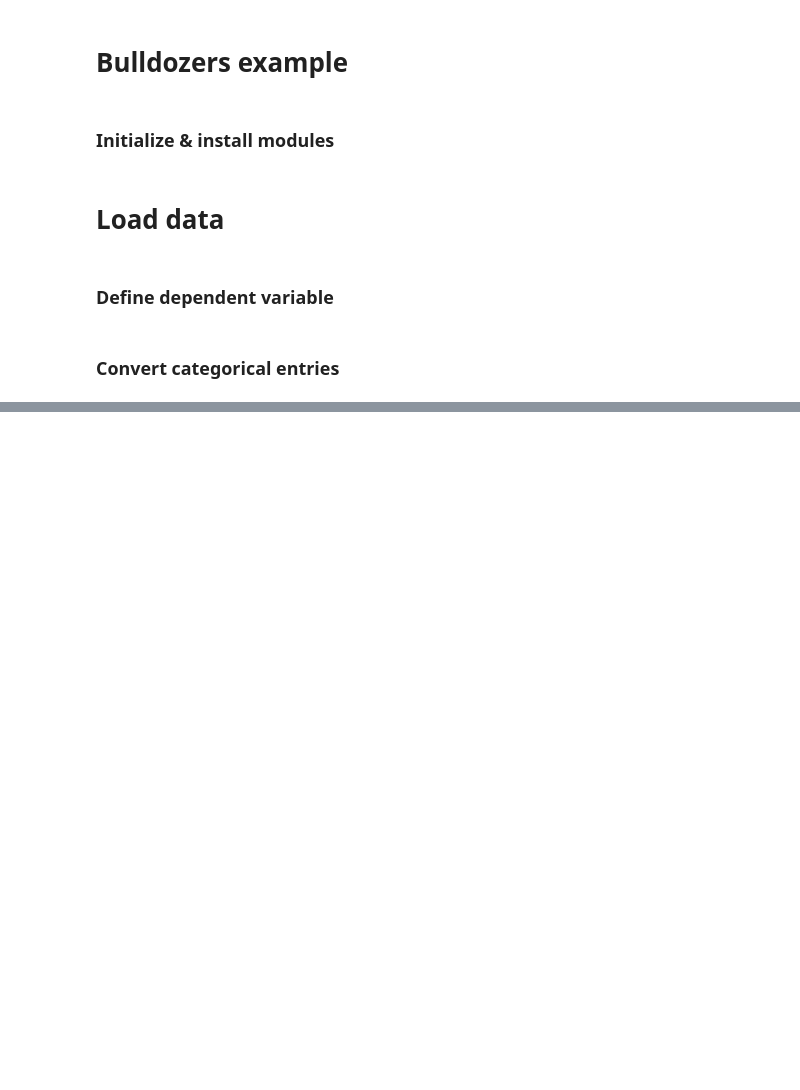
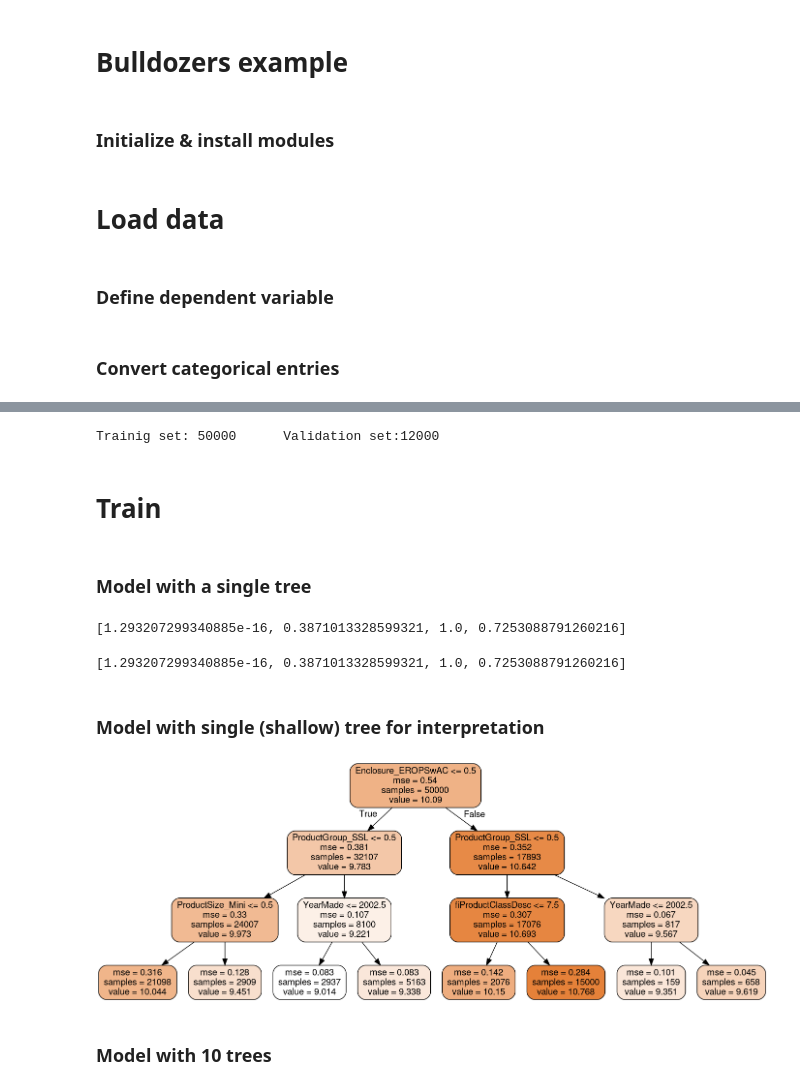
Before and after one commit to pcingola/NeuralNets, a Jupyter notebook: ml/randomForest/Bulldozer.ipynb, the cells around one changed output, grey strips where cells are left out. Cells and saved outputs as stored; diff of their text form; code cells hidden in the pictures; blank space fills up the shorter version.

```diff
--- a/ml/randomForest/Bulldozer.ipynb
+++ b/ml/randomForest/Bulldozer.ipynb
@@ -147,0 +229,2 @@ Length: 151, dtype: object
+# %%
+x, y = df.drop(dep_var, axis=1), df[dep_var]
@@ -147,0 +252,18 @@ Length: 151, dtype: object
+# %%
+# Sub-sample training set for speed
+train_subset = 50_000
+validate_subset = 12_000
+
+tv = train_subset + validate_subset
+x_train = x[-tv:-validate_subset]
+y_train = y[-tv:-validate_subset]
+
+# Validate
+x_val = x[-validate_subset:]
+y_val = y[-validate_subset:]
+
+print(f"Trainig set: {len(x_train)}\tValidation set:{len(x_val)}")
+# %% [output]
+Trainig set: 50000      Validation set:12000
+# %% [markdown]
+# Train
@@ -147,0 +279,40 @@ Length: 151, dtype: object
+# %% [markdown]
+### Model with a single tree
+# %%
+# Train model: Zero (exploratory analysis)
+m = RandomForestRegressor(n_jobs=-1, n_estimators=1, bootstrap=False)
+m.fit(x_train, y_train)
+print_score(m)
+
+# Note: We should fit perfectly the test dataset
+# %% [output]
+[1.293207299340885e-16, 0.3871013328599321, 1.0, 0.7253088791260216]
+[1.293207299340885e-16, 0.3871013328599321, 1.0, 0.7253088791260216]
+# %% [markdown]
+### Model with single (shallow) tree for interpretation
+# %%
+# Train model: Zero (exploratory analysis)
+m = RandomForestRegressor(n_jobs=-1, n_estimators=1, max_depth=3, bootstrap=False)
+m.fit(x_train, y_train)
+print_score(m)
+# %%
+# Export the tree to a graphviz 'dot' format
+from sklearn.tree import export_graphviz
+from IPython import display
+
+str_tree = export_graphviz(m.estimators_[0],
+                           out_file='tree.dot',
+                           feature_names=x_train.columns,
+                           filled=True,
+                           rounded=True)
+
+# Convert 'dot' to 'png'
+!dot -Tpng 'tree.dot' -o 'tree.png'
+
+# Show image
+from IPython.display import Image
+Image(filename='tree.png')
+# %% [output]
+[figure, added]
+# %% [markdown]
+### Model with 10 trees
```
Also changed, not shown: parts of 47 cells of this notebook.
